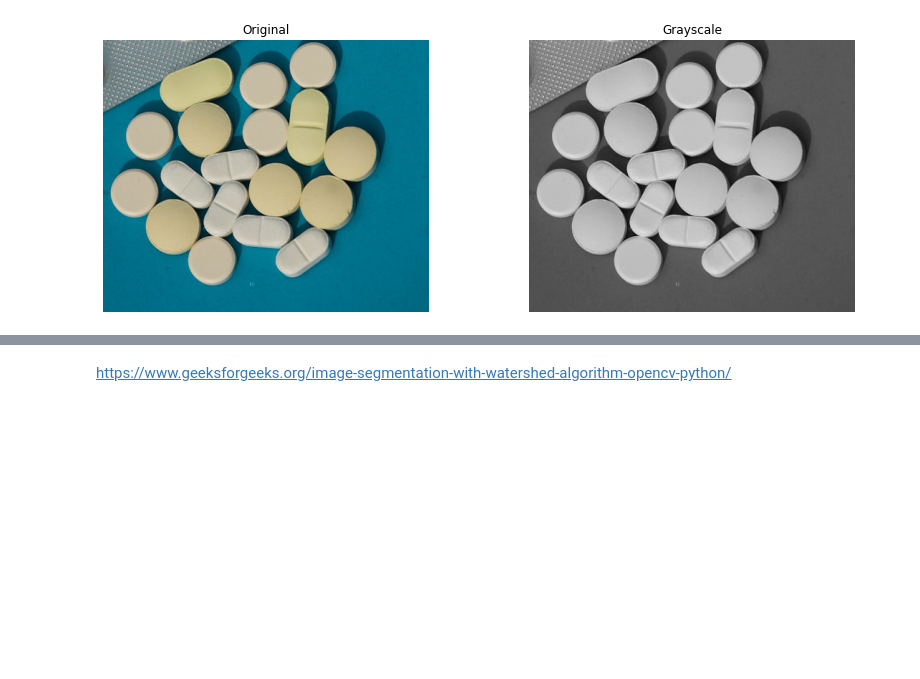
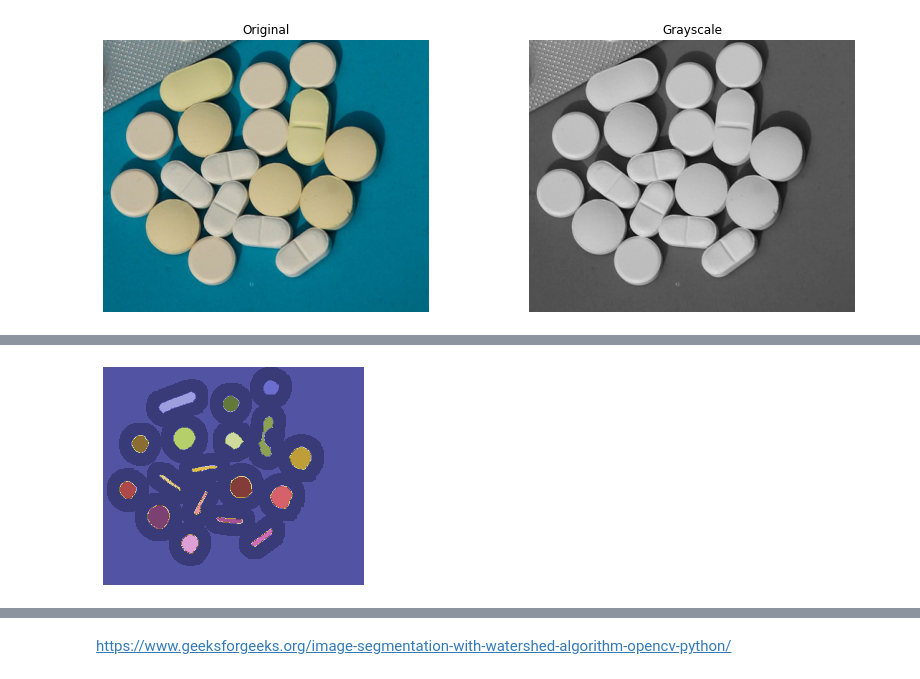
Before and after one commit to ivnlee/tec-mna-cv, a Jupyter notebook: final/watershed_segmentation.ipynb, the cells around one changed output, grey strips where cells are left out. Saved outputs shown, nothing was run; the diff lists cells and outputs as text; code cells hidden in the pictures; blank space fills up the shorter version.

```diff
--- a/final/watershed_segmentation.ipynb
+++ b/final/watershed_segmentation.ipynb
@@ -45,0 +84,15 @@ plt.imshow(bin_img, cmap='gray')
+# %%
+ # Marker labelling
+# sure foreground
+ret, markers = cv.connectedComponents(sure_fg)
+
+# Add one to all labels so that background is not 0, but 1
+markers += 1
+# mark the region of unknown with zero
+markers[unknown == 255] = 0
+
+plt.imshow(markers, cmap="tab20b")
+plt.axis('off')
+plt.show()
+# %% [output]
+[figure, added]
```
Also changed, not shown: parts of 5 cells of this notebook.
